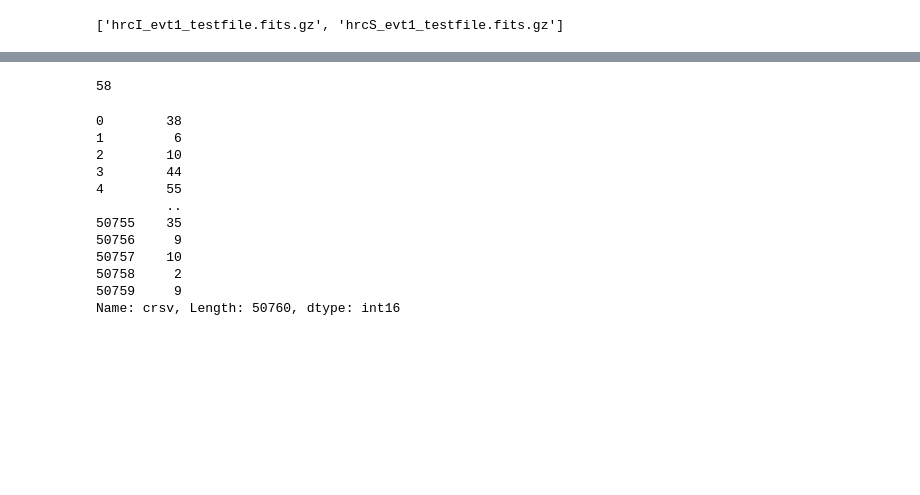
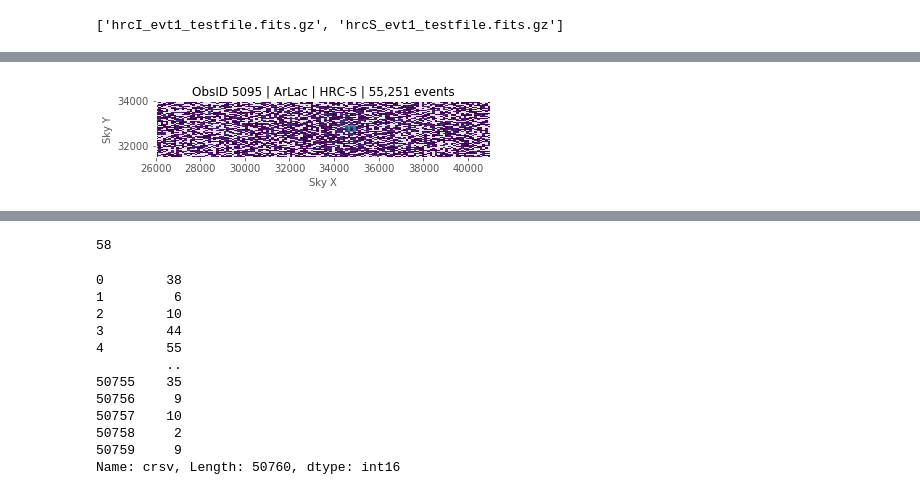
Before and after one commit to granttremblay/hyperscreen, a Jupyter notebook: notebooks/Troubleshooting.ipynb, the cells around one changed output, grey strips where cells are left out. Saved outputs shown, nothing was run; the diff lists cells and outputs as text; code cells hidden in the pictures; blank space fills up the shorter version.

```diff
--- a/notebooks/Troubleshooting.ipynb
+++ b/notebooks/Troubleshooting.ipynb
@@ -528,0 +552,4 @@ obs.boomerang()
+# %%
+obs.image(obs.data['detx'][obs.gtimask], obs.data['dety'][obs.gtimask], xlim=(26000, 41000), ylim=(31500, 34000))
+# %% [output]
+[figure, added]
```
Also changed, not shown: parts of 5 cells of this notebook, 2 other files.
